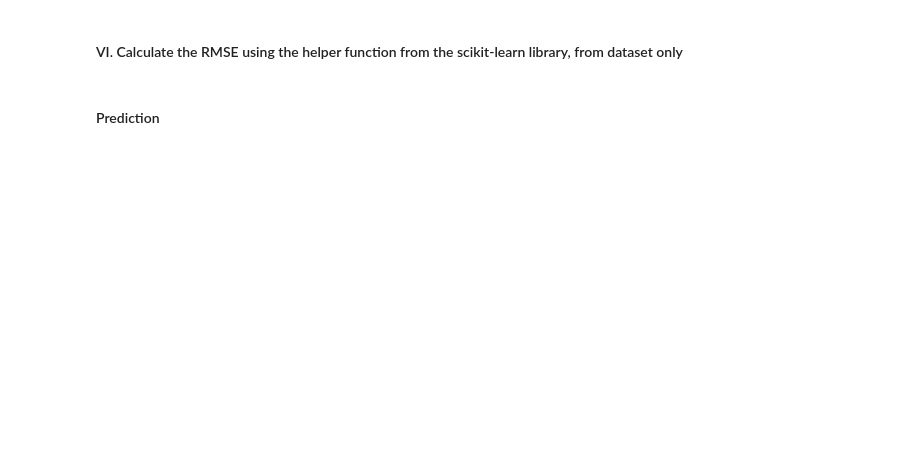
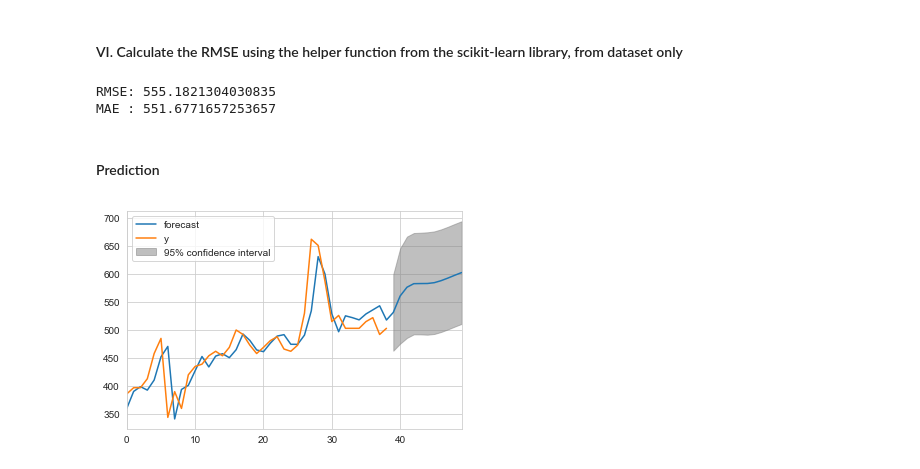
Before and after one commit to nostartama/mid-test-python-use-case, a Jupyter notebook: q1-annual-water-usage-in-baltimore/annual-water-usage-in-baltimore.ipynb, the cells around one changed output. Saved outputs shown, nothing was run; the diff lists cells and outputs as text; code cells hidden in the pictures; blank space fills up the shorter version.

```diff
--- a/q1-annual-water-usage-in-baltimore/annual-water-usage-in-baltimore.ipynb
+++ b/q1-annual-water-usage-in-baltimore/annual-water-usage-in-baltimore.ipynb
@@ -246,6 +286,6 @@ print('MAE :',mean_absolute_error(validation,predict))
 # %%
 models=[3,1,2] #pakai data asli
-model=ARIMA(dataset,order=models) #diffrecing jadi 1
+model=ARIMA(np.float64(dataset),order=models) #diffrecing jadi 1
 result_ARIMA=model.fit(disp=1)
 predict=result_ARIMA.fittedvalues
 # %% [markdown]
@@ -253,8 +293,13 @@ predict=result_ARIMA.fittedvalues
 # %%
 print('RMSE:',sqrt(mean_squared_error(validation, predict)))
 print('MAE :',mean_absolute_error(validation,predict))
+# %% [output]
+RMSE: 555.1821304030835
+MAE : 551.6771657253657
 # %% [markdown]
 #### Prediction
 # %%
 result_ARIMA.plot_predict(1,50)
-x=result_ARIMA.forecast(steps=2)
+x=result_ARIMA.forecast(steps=70)
+# %% [output]
+[figure, added]
```
Also changed, not shown: parts of 14 cells of this notebook.
